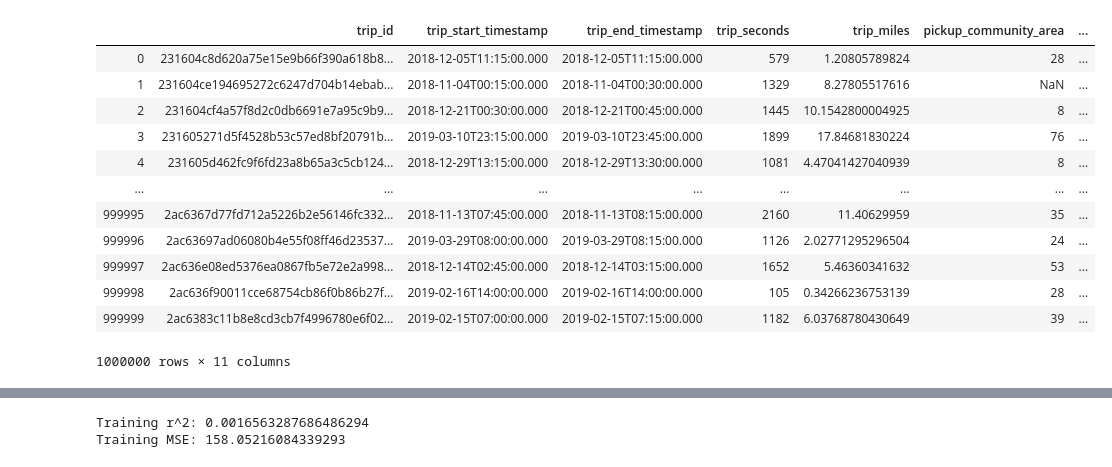
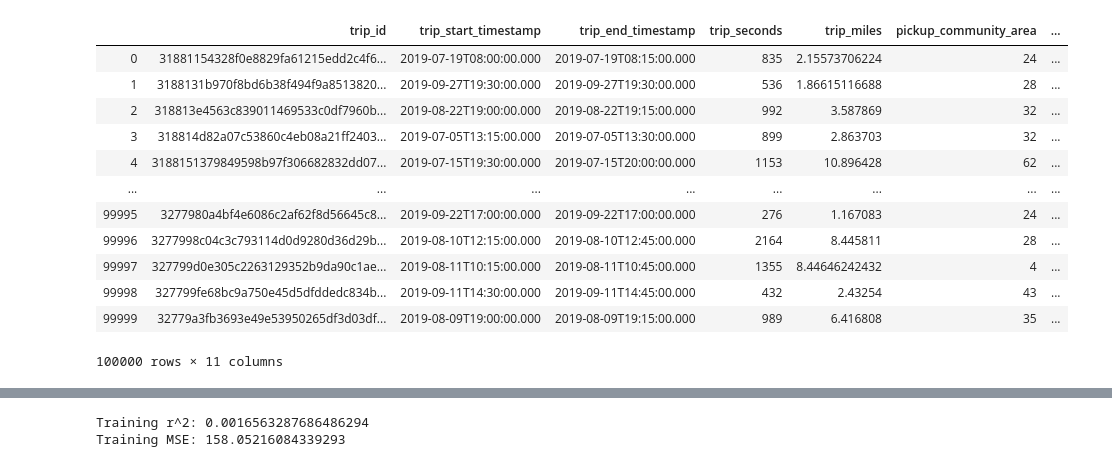
Before and after one commit to muoyo/chicago-ridesharing, a Jupyter notebook: notebooks/rideshare_EDA.ipynb, the cells around one changed output, grey strips where cells are left out. Cells and saved outputs as stored; diff of their text form; code cells hidden in the pictures.

```diff
--- a/notebooks/rideshare_EDA.ipynb
+++ b/notebooks/rideshare_EDA.ipynb
@@ -62,30 +64,30 @@ def get_random_samples(client, num_samples=200, sample_size=1000, verbose=False)
 # %%
 client = Socrata('data.cityofchicago.org',
              'Tk6RhuGAFvF9P4ehsysybj3IW',
              username="mokome@gmail.com",
              password="Ch1cago!!")
 
 client.timeout = 10000
 
-results = client.get("m6dm-c72p", limit=1000000, select='trip_id, trip_start_timestamp, trip_end_timestamp, trip_seconds, trip_miles, pickup_community_area, dropoff_community_area, fare, tip, additional_charges, trip_total' )
+results = client.get("m6dm-c72p", limit=100000, select='trip_id, trip_start_timestamp, trip_end_timestamp, trip_seconds, trip_miles, pickup_community_area, dropoff_community_area, fare, tip, additional_charges, trip_total' )
 
 # Convert to pandas DataFrame
 results_df = pd.DataFrame.from_records(results)
 results_df
 # %% [output]
 |  | trip_id | trip_start_timestamp | trip_end_timestamp | trip_seconds | trip_miles | pickup_community_area | ... |
-| 0 | 231604c8d620a75e15e9b66f390a618b8... | 2018-12-05T11:15:00.000 | 2018-12-05T11:15:00.000 | 579 | 1.20805789824 | 28 | ... |
-| 1 | 231604ce194695272c6247d704b14ebab... | 2018-11-04T00:15:00.000 | 2018-11-04T00:30:00.000 | 1329 | 8.27805517616 | NaN | ... |
-| 2 | 231604cf4a57f8d2c0db6691e7a95c9b9... | 2018-12-21T00:30:00.000 | 2018-12-21T00:45:00.000 | 1445 | 10.1542800004925 | 8 | ... |
-| 3 | 231605271d5f4528b53c57ed8bf20791b... | 2019-03-10T23:15:00.000 | 2019-03-10T23:45:00.000 | 1899 | 17.84681830224 | 76 | ... |
-| 4 | 231605d462fc9f6fd23a8b65a3c5cb124... | 2018-12-29T13:15:00.000 | 2018-12-29T13:30:00.000 | 1081 | 4.47041427040939 | 8 | ... |
+| 0 | 31881154328f0e8829fa61215edd2c4f6... | 2019-07-19T08:00:00.000 | 2019-07-19T08:15:00.000 | 835 | 2.15573706224 | 24 | ... |
+| 1 | 3188131b970f8bd6b38f494f9a8513820... | 2019-09-27T19:30:00.000 | 2019-09-27T19:30:00.000 | 536 | 1.86615116688 | 28 | ... |
+| 2 | 318813e4563c839011469533c0df7960b... | 2019-08-22T19:00:00.000 | 2019-08-22T19:15:00.000 | 992 | 3.587869 | 32 | ... |
+| 3 | 318814d82a07c53860c4eb08a21ff2403... | 2019-07-05T13:15:00.000 | 2019-07-05T13:30:00.000 | 899 | 2.863703 | 32 | ... |
+| 4 | 3188151379849598b97f306682832dd07... | 2019-07-15T19:30:00.000 | 2019-07-15T20:00:00.000 | 1153 | 10.896428 | 62 | ... |
 | ... | ... | ... | ... | ... | ... | ... | ... |
-| 999995 | 2ac6367d77fd712a5226b2e56146fc332... | 2018-11-13T07:45:00.000 | 2018-11-13T08:15:00.000 | 2160 | 11.40629959 | 35 | ... |
-| 999996 | 2ac63697ad06080b4e55f08ff46d23537... | 2019-03-29T08:00:00.000 | 2019-03-29T08:15:00.000 | 1126 | 2.02771295296504 | 24 | ... |
-| 999997 | 2ac636e08ed5376ea0867fb5e72e2a998... | 2018-12-14T02:45:00.000 | 2018-12-14T03:15:00.000 | 1652 | 5.46360341632 | 53 | ... |
-| 999998 | 2ac636f90011cce68754cb86f0b86b27f... | 2019-02-16T14:00:00.000 | 2019-02-16T14:00:00.000 | 105 | 0.34266236753139 | 28 | ... |
-| 999999 | 2ac6383c11b8e8cd3cb7f4996780e6f02... | 2019-02-15T07:00:00.000 | 2019-02-15T07:15:00.000 | 1182 | 6.03768780430649 | 39 | ... |
+| 99995 | 3277980a4bf4e6086c2af62f8d56645c8... | 2019-09-22T17:00:00.000 | 2019-09-22T17:00:00.000 | 276 | 1.167083 | 24 | ... |
+| 99996 | 3277998c04c3c793114d0d9280d36d29b... | 2019-08-10T12:15:00.000 | 2019-08-10T12:45:00.000 | 2164 | 8.445811 | 28 | ... |
+| 99997 | 327799d0e305c2263129352b9da90c1ae... | 2019-08-11T10:15:00.000 | 2019-08-11T10:45:00.000 | 1355 | 8.44646242432 | 4 | ... |
+| 99998 | 327799fe68bc9a750e45d5dfddedc834b... | 2019-09-11T14:30:00.000 | 2019-09-11T14:45:00.000 | 432 | 2.43254 | 43 | ... |
+| 99999 | 32779a3fb3693e49e53950265df3d03df... | 2019-08-09T19:00:00.000 | 2019-08-09T19:15:00.000 | 989 | 6.416808 | 35 | ... |
-1000000 rows × 11 columns
+100000 rows × 11 columns
 # %%
 columns_to_use = ['trip_id', 'trip_start_timestamp', 'trip_end_timestamp', 'trip_seconds',
        'trip_miles', 'pickup_community_area', 'fare', 'tip',
```
Also changed, not shown: parts of 5 cells of this notebook.
